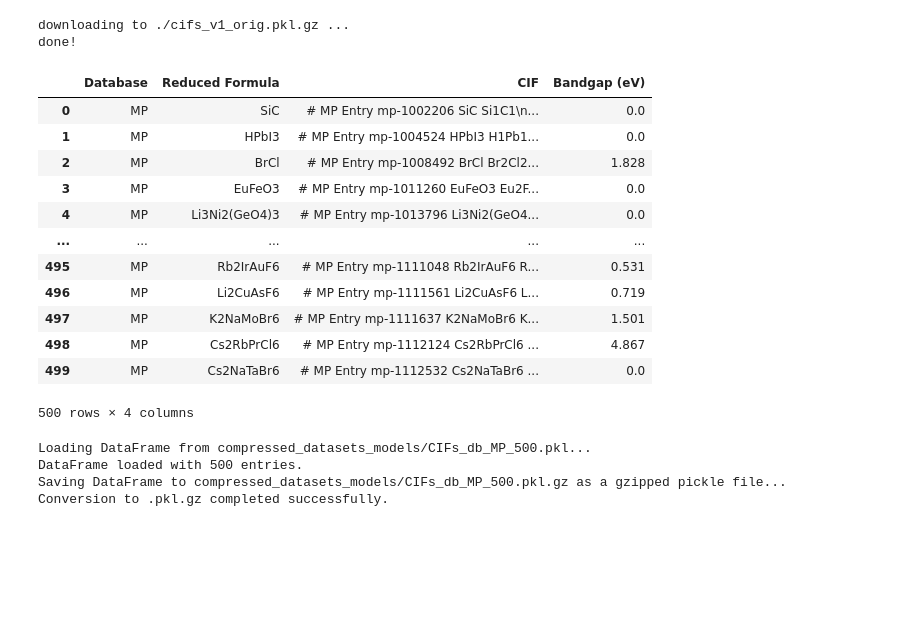
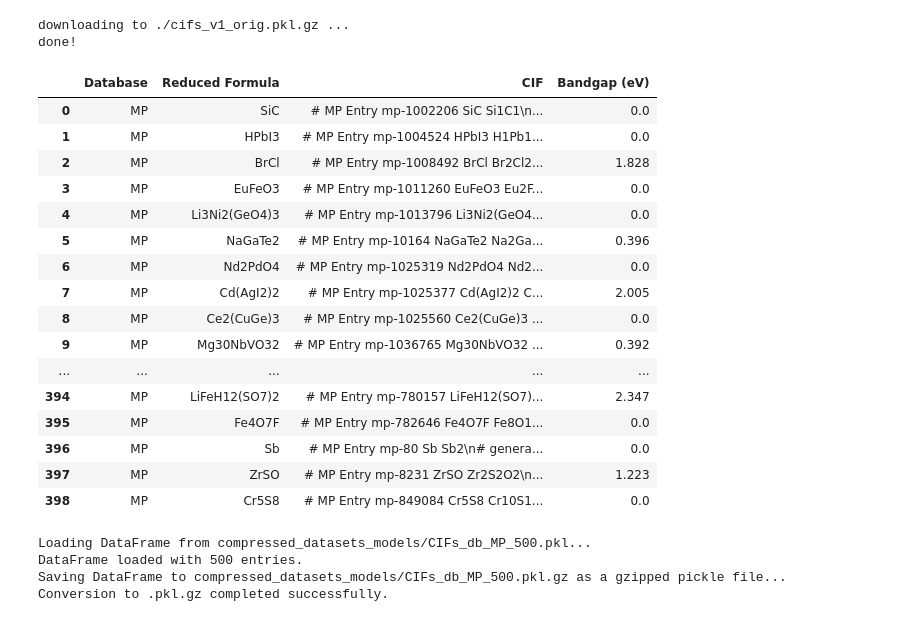
Before and after one commit to C-Bone-UCL/CrystaLLM-Prop, a Jupyter notebook: notebooks/tokenizing_table.ipynb, the cells around one changed output. Saved outputs shown, nothing was run; the diff lists cells and outputs as text; code cells hidden in the pictures; blank space fills up the shorter version.

```diff
--- a/notebooks/tokenizing_table.ipynb
+++ b/notebooks/tokenizing_table.ipynb
@@ -23,28 +23,33 @@ done!
 # %%
 import pandas as pd
 
 # Replace 'output_file.pkl' with the path to your output file
-output_file = 'compressed_datasets_models/CIFs_db_MP.pkl'
+output_file = 'compressed_datasets_models/CIFs_db_MP_500.pkl'
 
 # Load the DataFrame from the pickle file
 df = pd.read_pickle(output_file)
 
-# Display the first few rows of the DataFrame to verify contents
-df
+pd.set_option("display.max_rows", None)
+
+display(df)
 # %% [output]
 |  | Database | Reduced Formula | CIF | Bandgap (eV) |
 | 0 | MP | SiC | # MP Entry mp-1002206 SiC Si1C1\n... | 0.0 |
 | 1 | MP | HPbI3 | # MP Entry mp-1004524 HPbI3 H1Pb1... | 0.0 |
 | 2 | MP | BrCl | # MP Entry mp-1008492 BrCl Br2Cl2... | 1.828 |
 | 3 | MP | EuFeO3 | # MP Entry mp-1011260 EuFeO3 Eu2F... | 0.0 |
 | 4 | MP | Li3Ni2(GeO4)3 | # MP Entry mp-1013796 Li3Ni2(GeO4... | 0.0 |
+| 5 | MP | NaGaTe2 | # MP Entry mp-10164 NaGaTe2 Na2Ga... | 0.396 |
+| 6 | MP | Nd2PdO4 | # MP Entry mp-1025319 Nd2PdO4 Nd2... | 0.0 |
+| 7 | MP | Cd(AgI2)2 | # MP Entry mp-1025377 Cd(AgI2)2 C... | 2.005 |
+| 8 | MP | Ce2(CuGe)3 | # MP Entry mp-1025560 Ce2(CuGe)3 ... | 0.0 |
+| 9 | MP | Mg30NbVO32 | # MP Entry mp-1036765 Mg30NbVO32 ... | 0.392 |
 | ... | ... | ... | ... | ... |
-| 495 | MP | Rb2IrAuF6 | # MP Entry mp-1111048 Rb2IrAuF6 R... | 0.531 |
-| 496 | MP | Li2CuAsF6 | # MP Entry mp-1111561 Li2CuAsF6 L... | 0.719 |
-| 497 | MP | K2NaMoBr6 | # MP Entry mp-1111637 K2NaMoBr6 K... | 1.501 |
-| 498 | MP | Cs2RbPrCl6 | # MP Entry mp-1112124 Cs2RbPrCl6 ... | 4.867 |
-| 499 | MP | Cs2NaTaBr6 | # MP Entry mp-1112532 Cs2NaTaBr6 ... | 0.0 |
+| 394 | MP | LiFeH12(SO7)2 | # MP Entry mp-780157 LiFeH12(SO7)... | 2.347 |
+| 395 | MP | Fe4O7F | # MP Entry mp-782646 Fe4O7F Fe8O1... | 0.0 |
+| 396 | MP | Sb | # MP Entry mp-80 Sb Sb2\n# genera... | 0.0 |
+| 397 | MP | ZrSO | # MP Entry mp-8231 ZrSO Zr2S2O2\n... | 1.223 |
+| 398 | MP | Cr5S8 | # MP Entry mp-849084 Cr5S8 Cr10S1... | 0.0 |
-500 rows × 4 columns
 # %%
 import pickle
 import gzip
```
Also changed, not shown: parts of 2 cells of this notebook, 28 other files.
